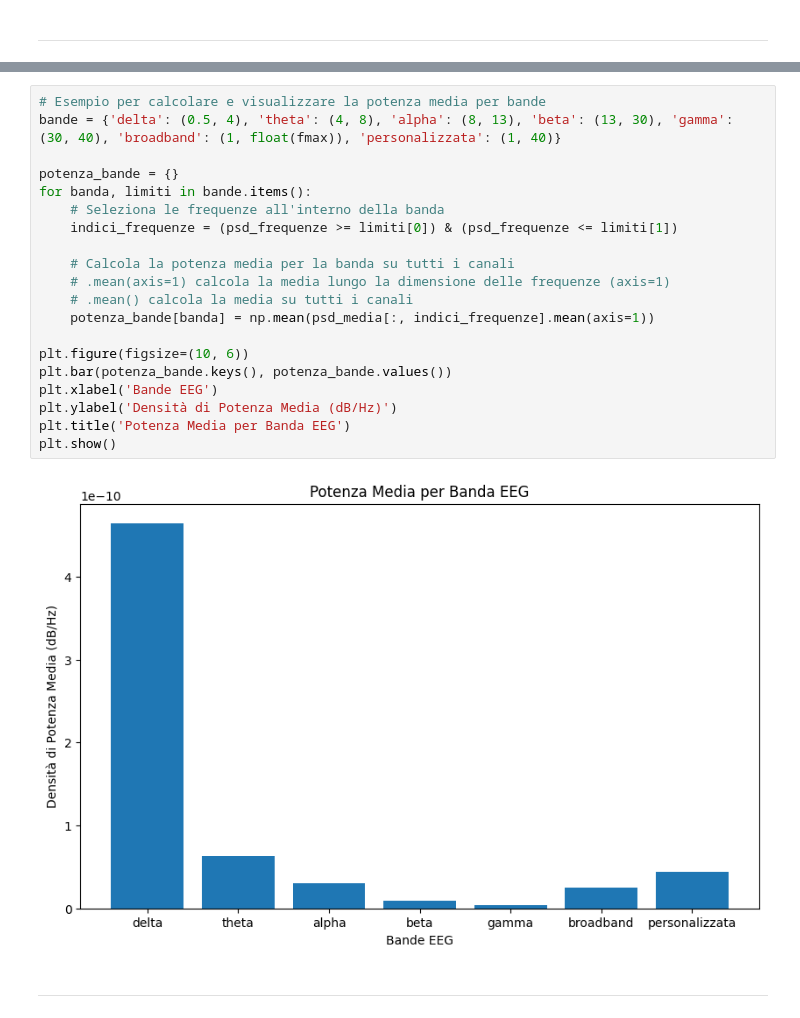
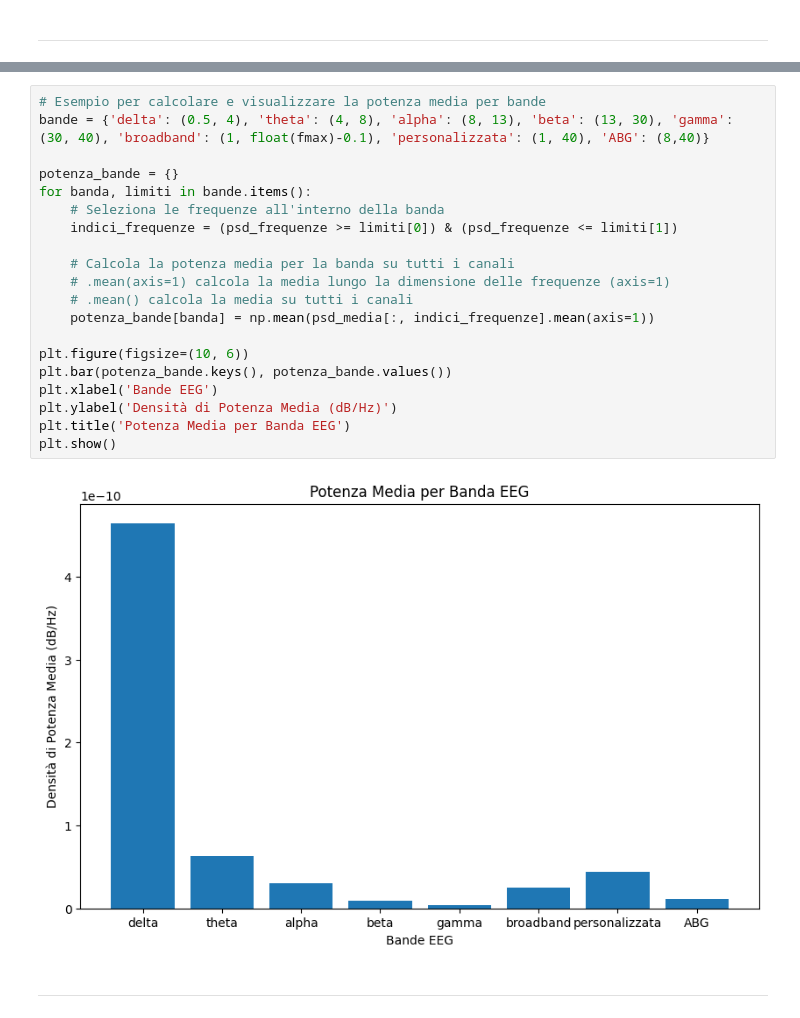
Before and after one commit to Cipe96/EEG-Recognition, a Jupyter notebook: Analisi_Dataset_e_Preprocessing.ipynb, the cells around one changed output, grey strips where cells are left out. Drawn from its saved outputs; the diff is of its cells as text.

```diff
--- a/Analisi_Dataset_e_Preprocessing.ipynb
+++ b/Analisi_Dataset_e_Preprocessing.ipynb
@@ -265,25 +267,25 @@ A queste bande abbiamo voluto aggiungere la broadband ed una personalizzata (lim
 # %%
 # Esempio per calcolare e visualizzare la potenza media per bande
-bande = {'delta': (0.5, 4), 'theta': (4, 8), 'alpha': (8, 13), 'beta': (13, 30), 'gamma': (30, 40), 'broadband': (1, float(fmax)), 'personalizzata': (1, 40)}
+bande = {'delta': (0.5, 4), 'theta': (4, 8), 'alpha': (8, 13), 'beta': (13, 30), 'gamma': (30, 40), 'broadband': (1, float(fmax)-0.1), 'personalizzata': (1, 40), 'ABG': (8,40)}
 
 potenza_bande = {}
 for banda, limiti in bande.items():
     # Seleziona le frequenze all'interno della banda
     indici_frequenze = (psd_frequenze >= limiti[0]) & (psd_frequenze <= limiti[1])
 
     # Calcola la potenza media per la banda su tutti i canali
     # .mean(axis=1) calcola la media lungo la dimensione delle frequenze (axis=1)
     # .mean() calcola la media su tutti i canali
     potenza_bande[banda] = np.mean(psd_media[:, indici_frequenze].mean(axis=1))
 
 plt.figure(figsize=(10, 6))
 plt.bar(potenza_bande.keys(), potenza_bande.values())
 plt.xlabel('Bande EEG')
 plt.ylabel('Densità di Potenza Media (dB/Hz)')
 plt.title('Potenza Media per Banda EEG')
 plt.show()
 # %% [output]
-[figure, old version]
+[figure, new version]
 # %% [markdown]
 - - - - - - - - - - - - - - - - - - - - - - - - - - - - - - -
 # %% [markdown]
```
Also changed, not shown: parts of 33 cells of this notebook.
